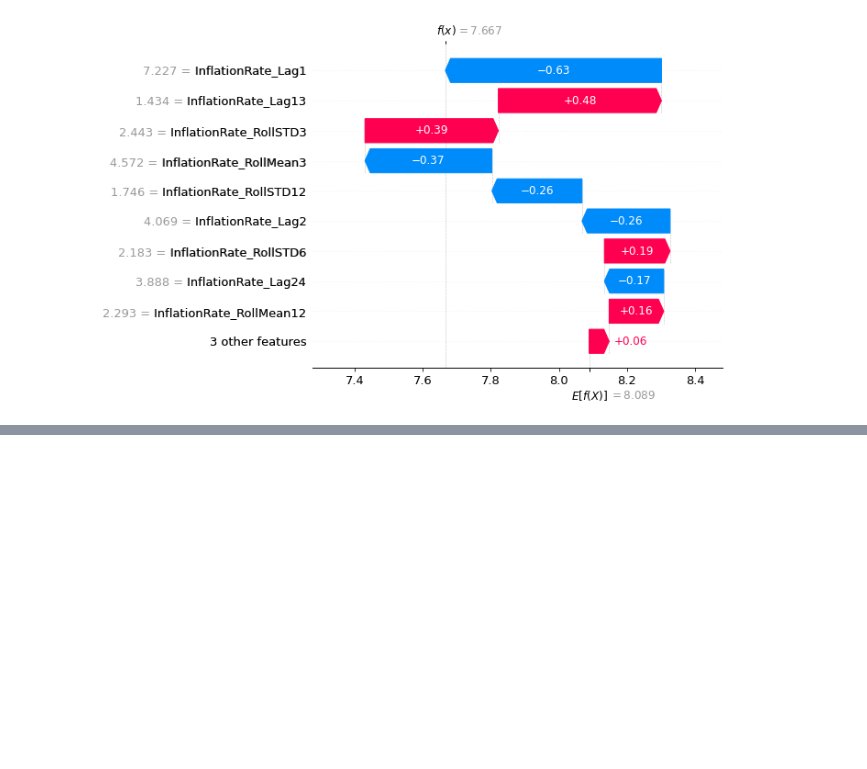
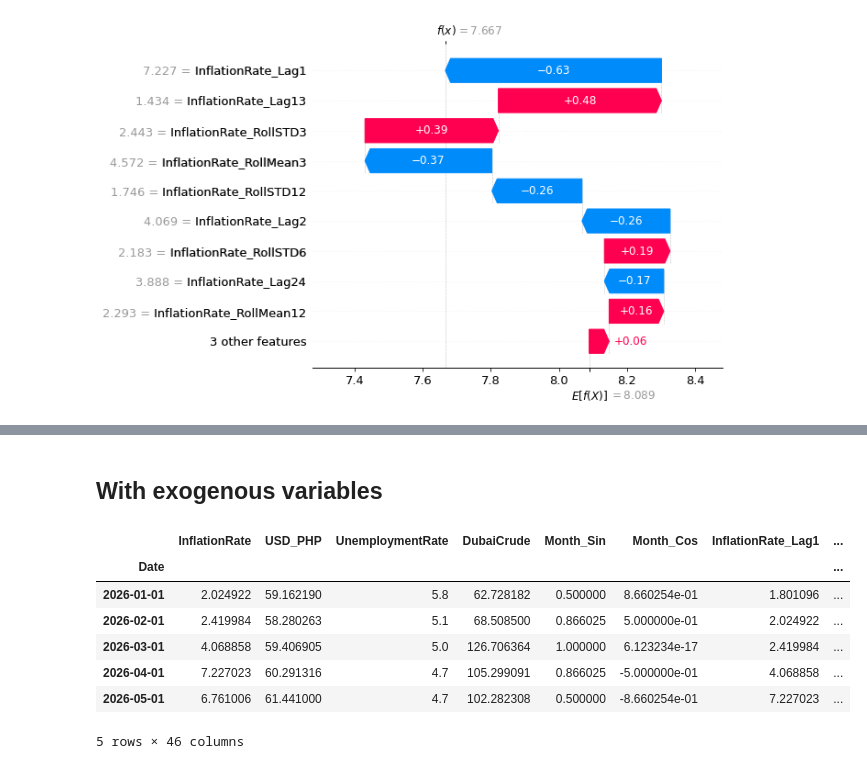
Before and after one commit to xxtofff/Inflation-Forecasting, a Jupyter notebook: notebooks/04_xgboost.ipynb, the cells around one changed output, grey strips where cells are left out. Saved outputs shown, nothing was run; the diff lists cells and outputs as text; code cells hidden in the pictures; blank space fills up the shorter version.

Commit message:
added exogenous vars for xgboost

```diff
--- a/notebooks/04_xgboost.ipynb
+++ b/notebooks/04_xgboost.ipynb
@@ -202,0 +260,15 @@ Name: InflationRate, dtype: float64
+# %% [markdown]
+## With exogenous variables
+# %%
+inf_full = inf_data.dropna()
+inf_exog_full, forecast_feat = train_forecast_split(inf_full, target_col)
+inf_exog_full.tail()
+# %% [output]
+|  | InflationRate | USD_PHP | UnemploymentRate | DubaiCrude | Month_Sin | Month_Cos | InflationRate_Lag1 | ... |
+| Date |  |  |  |  |  |  |  | ... |
+| 2026-01-01 | 2.024922 | 59.162190 | 5.8 | 62.728182 | 0.500000 | 8.660254e-01 | 1.801096 | ... |
+| 2026-02-01 | 2.419984 | 58.280263 | 5.1 | 68.508500 | 0.866025 | 5.000000e-01 | 2.024922 | ... |
+| 2026-03-01 | 4.068858 | 59.406905 | 5.0 | 126.706364 | 1.000000 | 6.123234e-17 | 2.419984 | ... |
+| 2026-04-01 | 7.227023 | 60.291316 | 4.7 | 105.299091 | 0.866025 | -5.000000e-01 | 4.068858 | ... |
+| 2026-05-01 | 6.761006 | 61.441000 | 4.7 | 102.282308 | 0.500000 | -8.660254e-01 | 7.227023 | ... |
+5 rows × 46 columns
```
Also changed, not shown: parts of 9 cells of this notebook, 3 other files.
